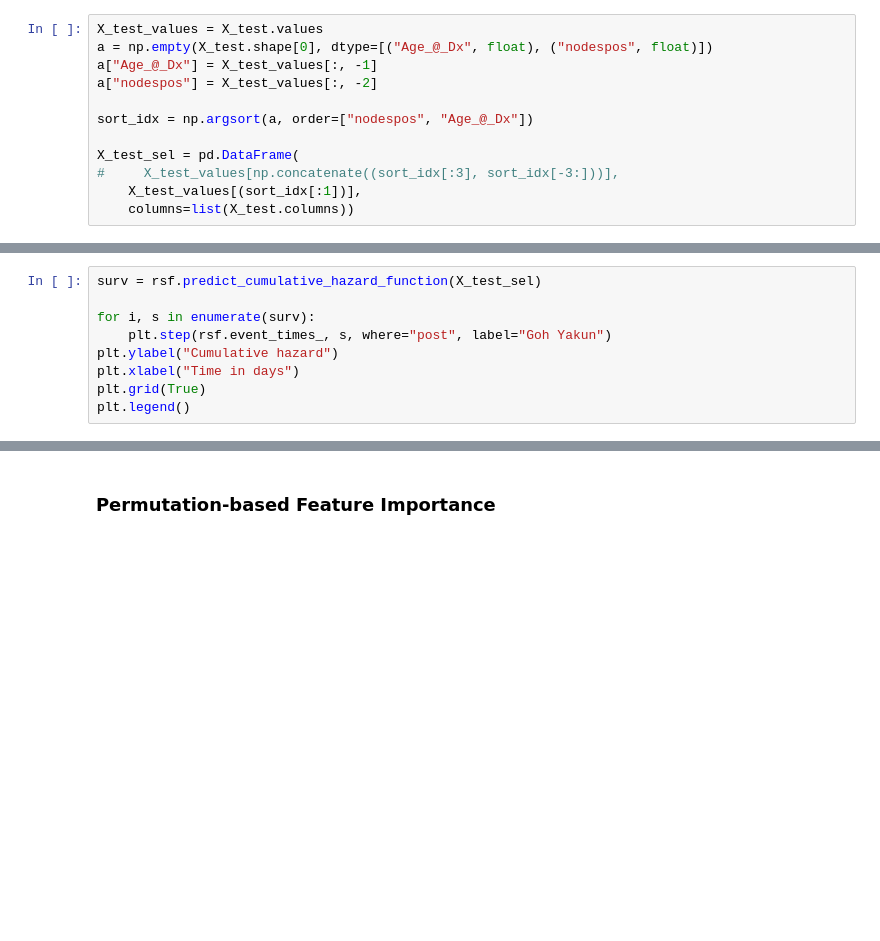
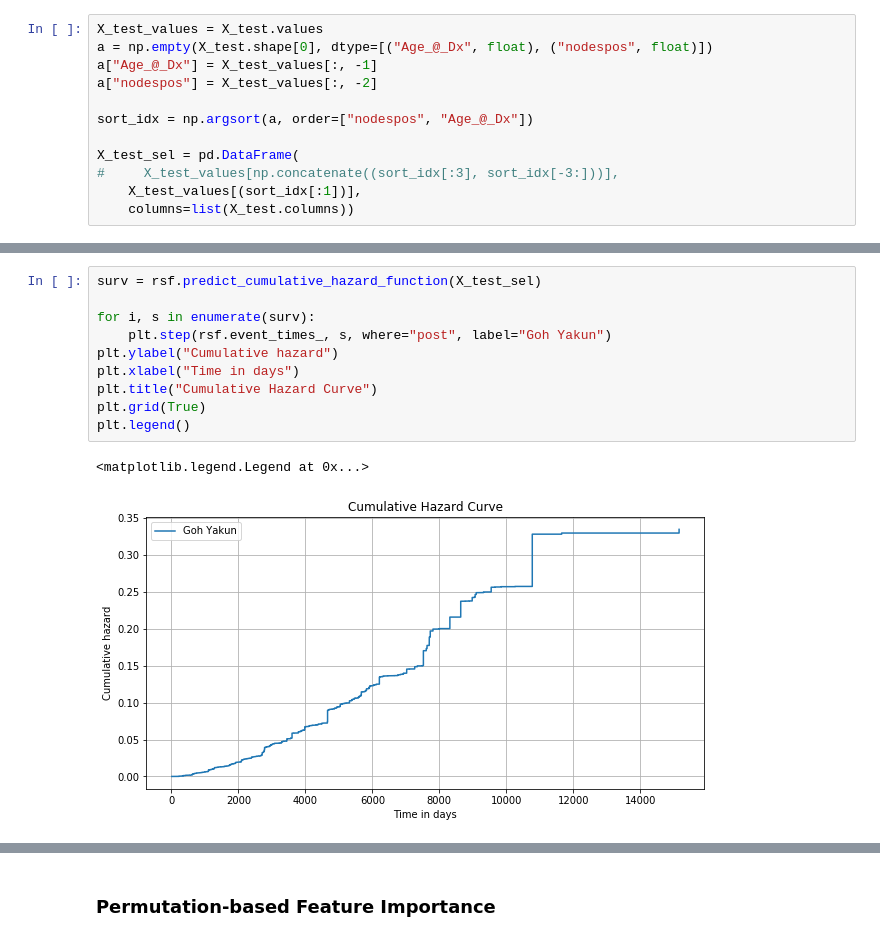
Before and after one commit to cmy96/fyp, a Jupyter notebook: Code/Survivability module.ipynb, the cells around one changed output, grey strips where cells are left out. Drawn from its saved outputs; the diff is of its cells as text; blank space fills up the shorter version.

```diff
--- a/Code/Survivability module.ipynb
+++ b/Code/Survivability module.ipynb
@@ -402,12 +467,16 @@ plt.legend()
 # %%
 surv = rsf.predict_cumulative_hazard_function(X_test_sel)
 
 for i, s in enumerate(surv):
     plt.step(rsf.event_times_, s, where="post", label="Goh Yakun")
 plt.ylabel("Cumulative hazard")
 plt.xlabel("Time in days")
+plt.title("Cumulative Hazard Curve")
 plt.grid(True)
 plt.legend()
+# %% [output]
+<matplotlib.legend.Legend at 0x...>
+[figure, added]
 # %%
 interval = list([0.5,1,2,5,10])
 raw_data = {'tstage':['tis'],\
```
Also changed, not shown: parts of 18 cells of this notebook, 1 other file.
